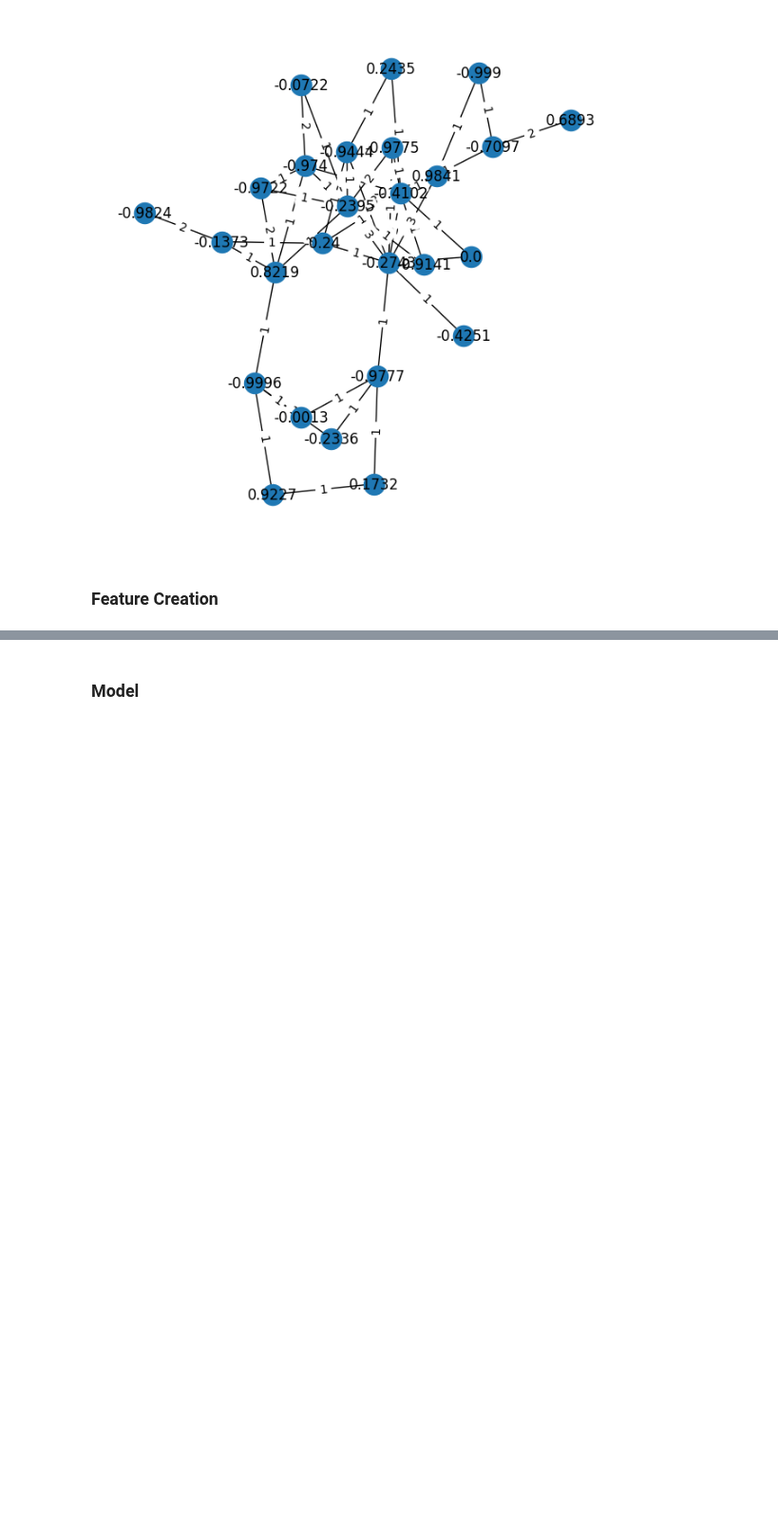
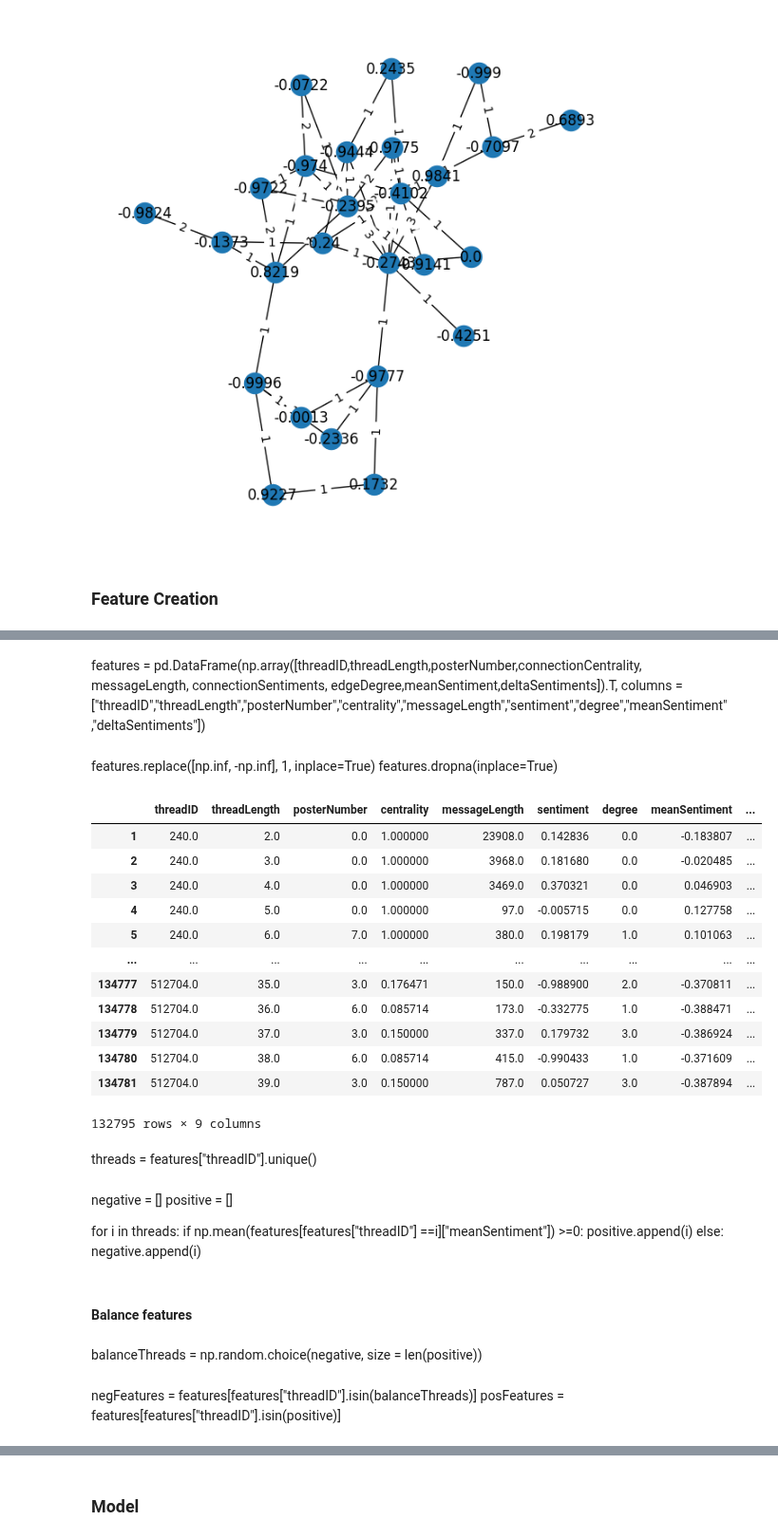
Before and after one commit to nguye639/NguyenThesis, a Jupyter notebook: spreadModel.ipynb, the cells around one changed output, grey strips where cells are left out. Shown at 95% size. Saved outputs shown, nothing was run; the diff lists cells and outputs as text; code cells hidden in the pictures; blank space fills up the shorter version.

```diff
--- a/spreadModel.ipynb
+++ b/spreadModel.ipynb
@@ -154,0 +136,42 @@ features = features.sample(frac = 1)
+# %% [markdown]
+features = pd.DataFrame(np.array([threadID,threadLength,posterNumber,connectionCentrality, messageLength,
+                                  connectionSentiments, edgeDegree,meanSentiment,deltaSentiments]).T,
+                       columns = ["threadID","threadLength","posterNumber","centrality","messageLength","sentiment","degree","meanSentiment","deltaSentiments"])
+# %% [markdown]
+features.replace([np.inf, -np.inf], 1, inplace=True)
+features.dropna(inplace=True)
+# %%
+features = pd.read_csv("features.csv", index_col =0)
+features
+# %% [output]
+|  | threadID | threadLength | posterNumber | centrality | messageLength | sentiment | degree | meanSentiment | ... |
+| 1 | 240.0 | 2.0 | 0.0 | 1.000000 | 23908.0 | 0.142836 | 0.0 | -0.183807 | ... |
+| 2 | 240.0 | 3.0 | 0.0 | 1.000000 | 3968.0 | 0.181680 | 0.0 | -0.020485 | ... |
+| 3 | 240.0 | 4.0 | 0.0 | 1.000000 | 3469.0 | 0.370321 | 0.0 | 0.046903 | ... |
+| 4 | 240.0 | 5.0 | 0.0 | 1.000000 | 97.0 | -0.005715 | 0.0 | 0.127758 | ... |
+| 5 | 240.0 | 6.0 | 7.0 | 1.000000 | 380.0 | 0.198179 | 1.0 | 0.101063 | ... |
+| ... | ... | ... | ... | ... | ... | ... | ... | ... | ... |
+| 134777 | 512704.0 | 35.0 | 3.0 | 0.176471 | 150.0 | -0.988900 | 2.0 | -0.370811 | ... |
+| 134778 | 512704.0 | 36.0 | 6.0 | 0.085714 | 173.0 | -0.332775 | 1.0 | -0.388471 | ... |
+| 134779 | 512704.0 | 37.0 | 3.0 | 0.150000 | 337.0 | 0.179732 | 3.0 | -0.386924 | ... |
+| 134780 | 512704.0 | 38.0 | 6.0 | 0.085714 | 415.0 | -0.990433 | 1.0 | -0.371609 | ... |
+| 134781 | 512704.0 | 39.0 | 3.0 | 0.150000 | 787.0 | 0.050727 | 3.0 | -0.387894 | ... |
+132795 rows × 9 columns
+# %% [markdown]
+threads = features["threadID"].unique()
+# %% [markdown]
+negative = []
+positive = []
+
+for i in threads:
+    if np.mean(features[features["threadID"] ==i]["meanSentiment"]) >=0:
+        positive.append(i)
+    else:
+        negative.append(i)
+# %% [markdown]
+#### Balance features
+# %% [markdown]
+balanceThreads = np.random.choice(negative, size = len(positive))
+# %% [markdown]
+negFeatures = features[features["threadID"].isin(balanceThreads)]
+posFeatures = features[features["threadID"].isin(positive)]
```
Also changed, not shown: parts of 26 cells of this notebook, 3 other files.
